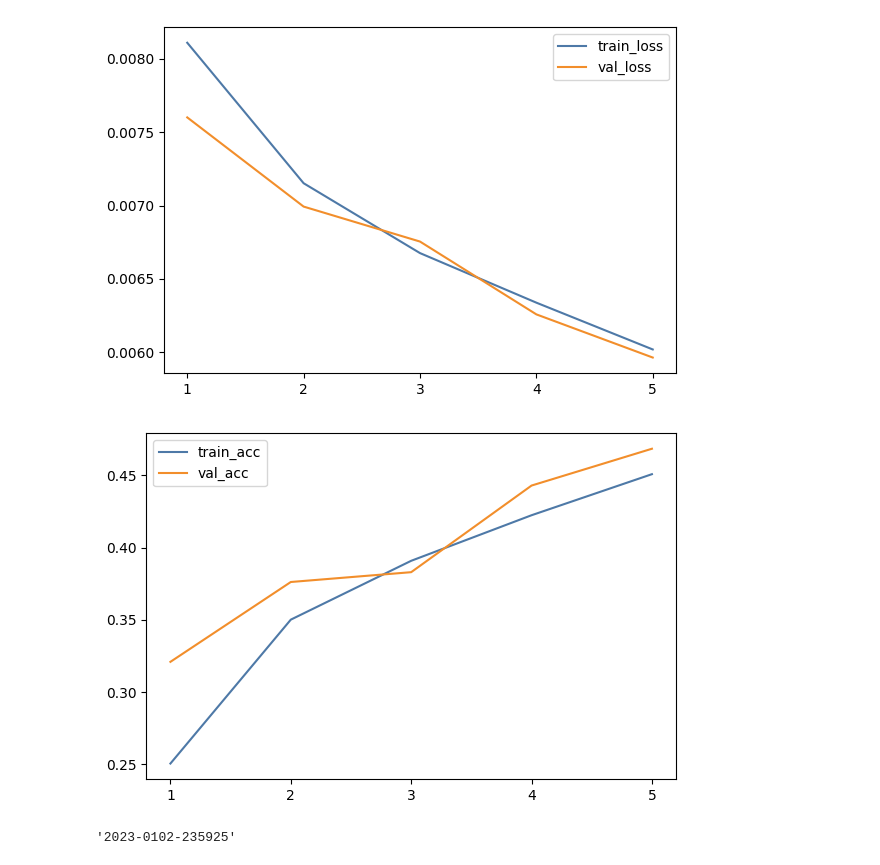
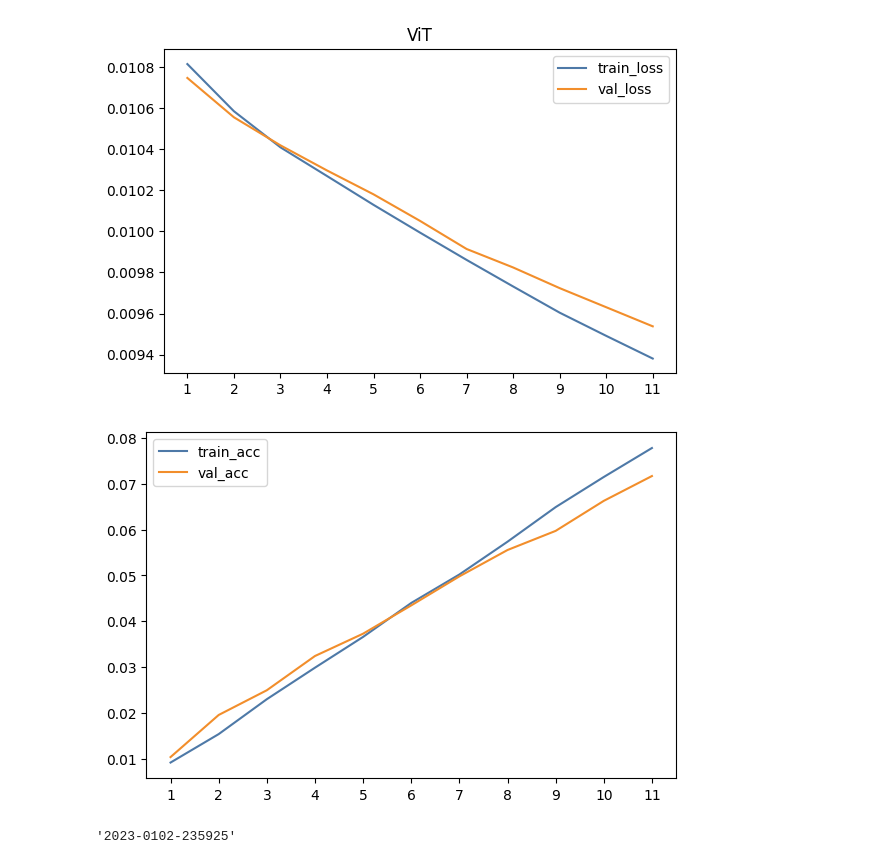
Before and after one commit to javasparrows/ML-Library, a Jupyter notebook: DeepLearning/CV/ImageClassification/ViT_Book/visualizeResult.ipynb, the cells around one changed output. Saved outputs shown, nothing was run; the diff lists cells and outputs as text; code cells hidden in the pictures.

```diff
--- a/DeepLearning/CV/ImageClassification/ViT_Book/visualizeResult.ipynb
+++ b/DeepLearning/CV/ImageClassification/ViT_Book/visualizeResult.ipynb
@@ -1,33 +1,34 @@
 # %%
 import pandas as pd
 
-df = pd.read_csv('results/result.csv')
+df = pd.read_csv('/home/yuki/Work/ML-Library/DeepLearning/CV/ImageClassification/results/imagenet/2023-0104-203145/result_2023-0104-203145.csv')
 # %%
 import matplotlib.pyplot as plt
 from cycler import cycler
 
 plt.rcParams['axes.prop_cycle']  = cycler(color=['#4E79A7', '#F28E2B', '#E15759', '#76B7B2', '#59A14E',
                                                  '#EDC949', '#B07AA2', '#FF9DA7', '#9C755F', '#BAB0AC'])
 
 
 plt.figure(figsize=(6,4), tight_layout=True)
+plt.title('ViT')
 plt.plot(df['epoch'], df['train_loss'], label='train_loss')
 plt.plot(df['epoch'], df['val_loss'], label='val_loss')
 plt.xticks(df['epoch'])
 plt.legend()
-plt.savefig('results/loss.jpg')
+# plt.savefig('results/loss.jpg')
 plt.show()
 
 plt.figure(figsize=(6,4), tight_layout=True)
 plt.plot(df['epoch'], df['train_acc'], label='train_acc')
 plt.plot(df['epoch'], df['val_acc'], label='val_acc')
 plt.xticks(df['epoch'])
 plt.legend()
-plt.savefig('results/acc.jpg')
+# plt.savefig('results/acc.jpg')
 plt.show()
 # %% [output]
-[figure, old version]
+[figure, new version]
-[figure, old version]
+[figure, new version]
 # %%
 from datetime import datetime
 
```
Also changed, not shown: 3 other files.
